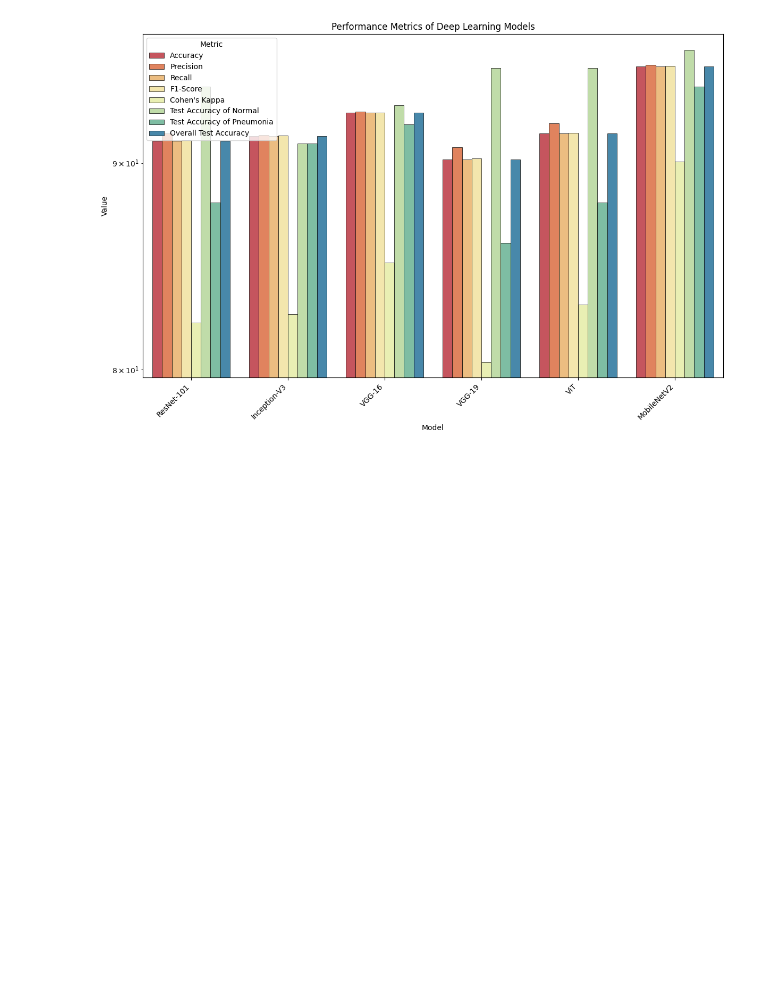
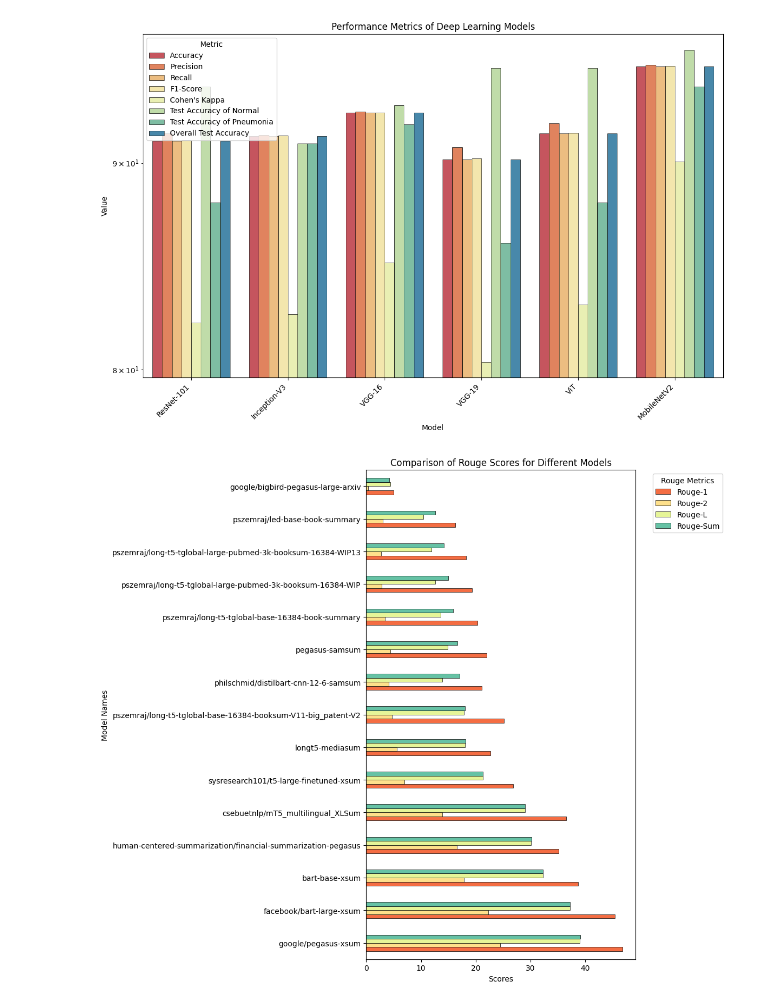
Before and after one commit to Iftekhar-mobin/depression_suicide_project, a Jupyter notebook: visualizer/Just accuracy plotting.ipynb, the cells around one changed output. Drawn from its saved outputs; the diff is of its cells as text; code cells hidden in the pictures; blank space fills up the shorter version.

```diff
--- a/visualizer/Just accuracy plotting.ipynb
+++ b/visualizer/Just accuracy plotting.ipynb
@@ -71,3 +71,43 @@ plt.tight_layout()
 plt.show()
 # %% [output]
 [figure]
+# %%
+import pandas as pd
+import matplotlib.pyplot as plt
+import seaborn as sns
+
+# Creating a dataframe with the provided data
+data = {
+    "Model Names": ["google/pegasus-xsum", "facebook/bart-large-xsum", "bart-base-xsum",
+                    "human-centered-summarization/financial-summarization-pegasus",
+                    "csebuetnlp/mT5_multilingual_XLSum", "sysresearch101/t5-large-finetuned-xsum",
+                    "longt5-mediasum", "pszemraj/long-t5-tglobal-base-16384-booksum-V11-big_patent-V2",
+                    "philschmid/distilbart-cnn-12-6-samsum", "pegasus-samsum",
+                    "pszemraj/long-t5-tglobal-base-16384-book-summary",
+                    "pszemraj/long-t5-tglobal-large-pubmed-3k-booksum-16384-WIP",
+                    "pszemraj/long-t5-tglobal-large-pubmed-3k-booksum-16384-WIP13",
+                    "pszemraj/led-base-book-summary", "google/bigbird-pegasus-large-arxiv"],
+    "Rouge-1": [46.862, 45.453, 38.742, 35.206, 36.5, 26.892, 22.704, 25.206, 21.164, 21.992, 20.365, 19.321, 18.297, 16.319, 4.979],
+    "Rouge-2": [24.453, 22.346, 17.829, 16.569, 13.934, 6.941, 5.616, 4.705, 4.066, 4.426, 3.413, 2.798, 2.681, 3.026, 0.353],
+    "Rouge-L": [39.055, 37.23, 32.286, 30.128, 28.988, 21.283, 18.011, 17.859, 13.941, 14.927, 13.617, 12.582, 11.945, 10.405, 4.368],
+    "Rouge-Sum": [39.099, 37.232, 32.276, 30.171, 28.996, 21.284, 18.155, 18.08, 17.072, 16.655, 15.831, 15.024, 14.212, 12.612, 4.172]
+}
+
+df = pd.DataFrame(data)
+
+
+# Creating a horizontal bar plot with seaborn using the specified parameters
+fig, ax = plt.subplots(figsize=(12, 10))
+
+df.set_index("Model Names").plot(kind="barh", ax=ax, color=sns.color_palette("Spectral", 4), linewidth=0.5, edgecolor='black')
+
+plt.title("Comparison of Rouge Scores for Different Models")
+plt.xlabel("Scores")
+plt.ylabel("Model Names")
+plt.legend(title="Rouge Metrics", bbox_to_anchor=(1.05, 1), loc='upper left')
+
+plt.tight_layout()
+
+plt.show()
+# %% [output]
+[figure, added]
```
Also changed, not shown: parts of 1 cell of this notebook.
